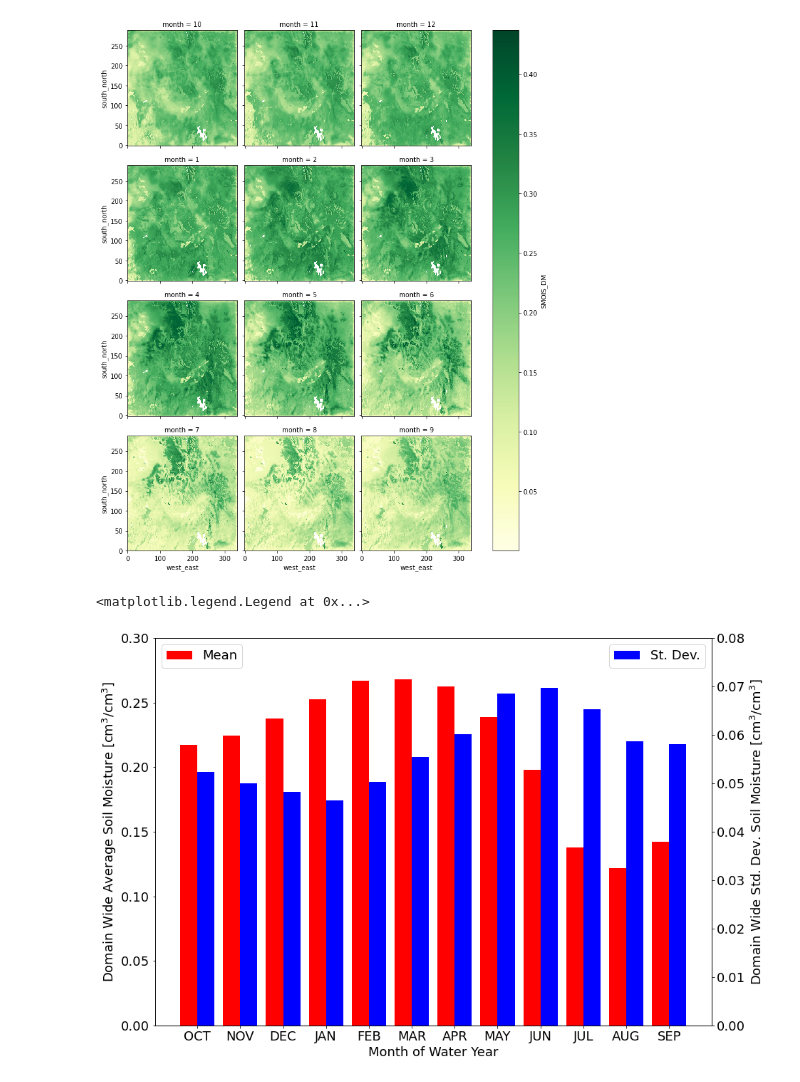
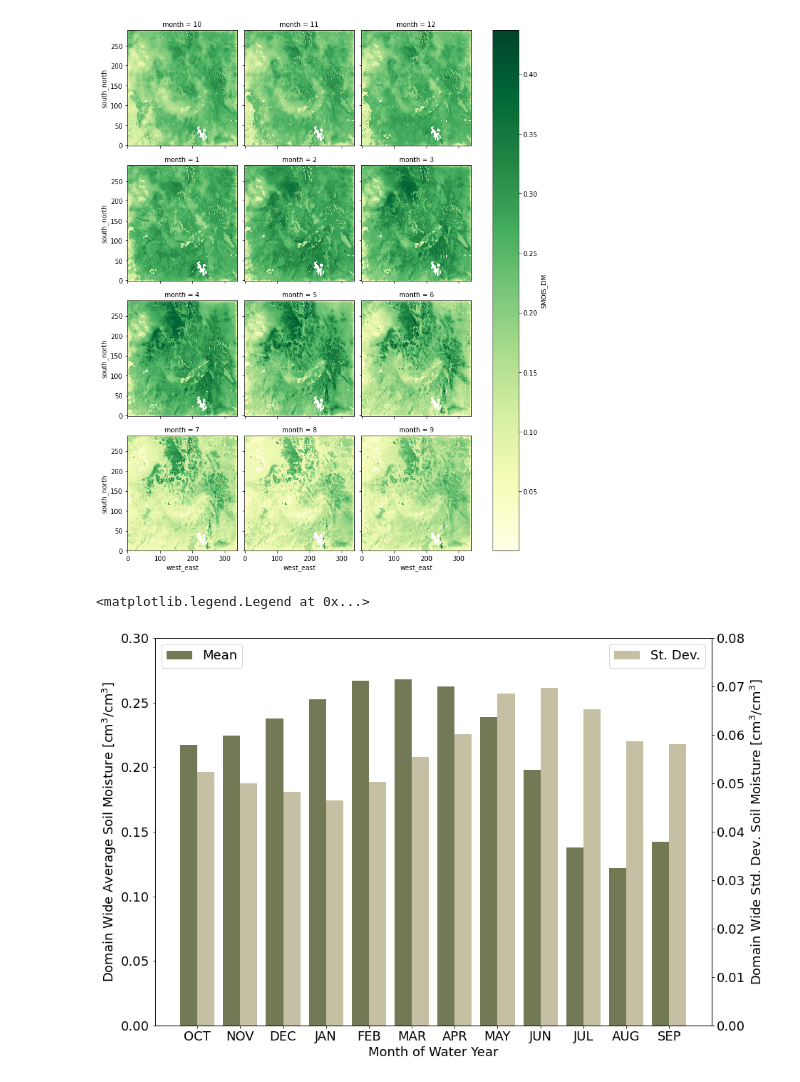
Before and after one commit to LEAF-BoiseState/wrf30yr-drought-analysis, a Jupyter notebook: SurfaceSoilMoistureExample.ipynb, the cells around one changed output. Drawn from its saved outputs; the diff is of its cells as text; code cells hidden in the pictures.

Commit message:
update color palette on bar plot

```diff
--- a/SurfaceSoilMoistureExample.ipynb
+++ b/SurfaceSoilMoistureExample.ipynb
@@ -65,25 +65,25 @@ sm_seasonal_surf_cv = sm_seasonal_surf / sm_seasonal_surf_av
 # %%
 plt.rcParams.update({'font.size': 18})
 
 fig,ax = plt.subplots()
 fig.set_figheight(10)
 fig.set_figwidth(14)
 
 months = ['OCT','NOV','DEC','JAN','FEB','MAR','APR','MAY','JUN','JUL','AUG','SEP']
 
-ax.bar(months,sm_seasonal_surf_av, color='r', width=-0.4, align='edge',label='Mean')
+ax.bar(months,sm_seasonal_surf_av, color='#727955', width=-0.4, align='edge',label='Mean')
 
 ax.set_ylim([0.0,0.3])
 ax.set_xlabel('Month of Water Year')
 ax.set_ylabel('Domain Wide Average Soil Moisture [cm${}^3$/cm${}^3$]')
 
 ax2 = ax.twinx()
-ax2.bar(months,sm_seasonal_surf_std, color='b', width=0.4, align='edge',label='St. Dev.')
+ax2.bar(months,sm_seasonal_surf_std, color='#c5bfa3', width=0.4, align='edge',label='St. Dev.')
 ax2.set_ylim([0.0,0.08])
 ax2.set_ylabel('Domain Wide Std. Dev. Soil Moisture [cm${}^3$/cm${}^3$]')
 
 ax.legend(loc=2)
 ax2.legend(loc=1)
 # %% [output]
 <matplotlib.legend.Legend at 0x...>
-[figure, old version]
+[figure, new version]
```
